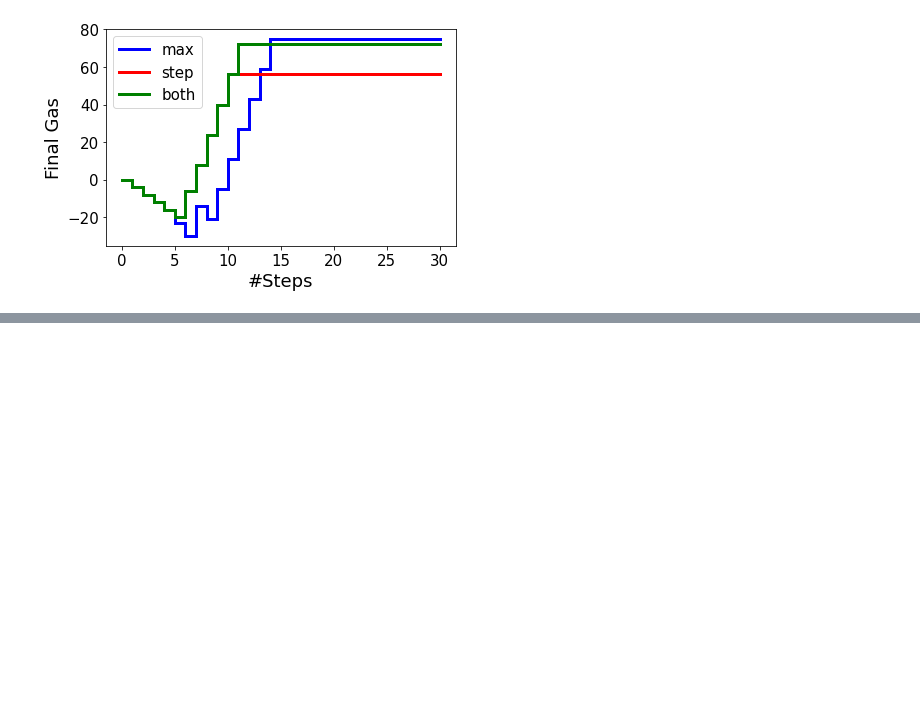
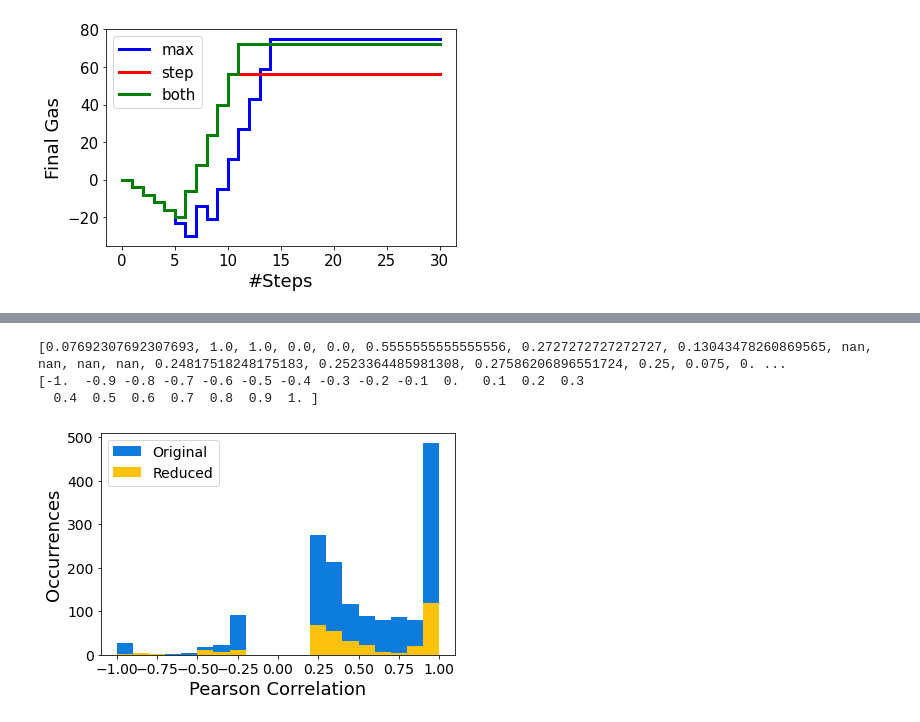
Before and after one commit to smartjourneymining/bpi_games, a Jupyter notebook: main.ipynb, the cells around one changed output, grey strips where cells are left out. Cells and saved outputs as stored; diff of their text form; code cells hidden in the pictures; blank space fills up the shorter version.

```diff
--- a/main.ipynb
+++ b/main.ipynb
@@ -1082,0 +1337,27 @@ plt.show()
+# %%
+def to_reachable_df(log, system):
+    reachable_trace_df = pd.DataFrame(columns = list(system.edges()).append("y"))
+    for trace in log:
+        trace_edges = [x['concept:name'] for x in trace]
+        data = {}
+        s = "start"
+        assert(trace[0]['concept:name']=="start")
+        for i in range(1,len(trace_edges)):
+            t = hist(trace[max(0,i-SEQUENCE_HISTORY+1):i+1])
+            if t not in list(system.nodes()):
+                s = t
+                continue
+            if (s,t) not in data:
+                data[(s,t)] = 1
+            else:
+                data[(s,t)] = data[(s,t)]+1
+            s = t
+        data["y"] = 1 if "positive" in trace_edges else -1
+        reachable_trace_df = reachable_trace_df.append(data, ignore_index=True)
+    reachable_trace_df = reachable_trace_df.fillna(0)
+    assert(len(reachable_trace_df.index) == len(log))
+
+    return reachable_trace_df
+
+reachable_trace_df_before = to_reachable_df(filtered_log_before, before_reachable)
+reachable_trace_df_after = to_reachable_df(filtered_log_after, after_reachable)
@@ -1082,0 +1405,17 @@ plt.show()
+# %%
+counts, bins, bars = plt.hist([x for x in trace_df_before.corr().unstack() if abs(x) > 0.2], 20, label = "Original", color = '#0C7BDC')
+
+counts1, bins1, bars1 = plt.hist([x for x in reachable_trace_df_before.corr().unstack() if abs(x) > 0.2], 20, label = "Reduced", color = '#FFC20A', range = [-1,1])
+print([counts1[i]/counts[i] for i in range(len(counts))])
+print(bins)
+plt.xlabel("Pearson Correlation", fontsize = 18)
+plt.ylabel("Occurrences", fontsize = 18)
+plt.xticks(fontsize=14)
+plt.yticks(fontsize=14)
+plt.legend(prop={'size':14})
+plt.show()
+# %% [output]
+[0.07692307692307693, 1.0, 1.0, 0.0, 0.0, 0.5555555555555556, 0.2727272727272727, 0.13043478260869565, nan, nan, nan, nan, 0.24817518248175183, 0.2523364485981308, 0.27586206896551724, 0.25, 0.075, 0. ...
+[-1.  -0.9 -0.8 -0.7 -0.6 -0.5 -0.4 -0.3 -0.2 -0.1  0.   0.1  0.2  0.3
+  0.4  0.5  0.6  0.7  0.8  0.9  1. ]
+[figure, added]
```
Also changed, not shown: parts of 34 cells of this notebook.
